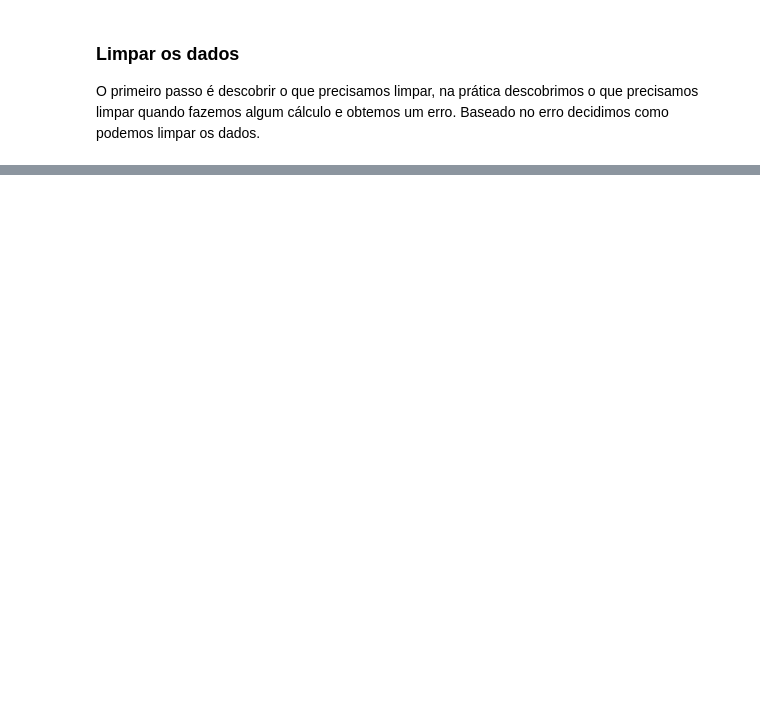
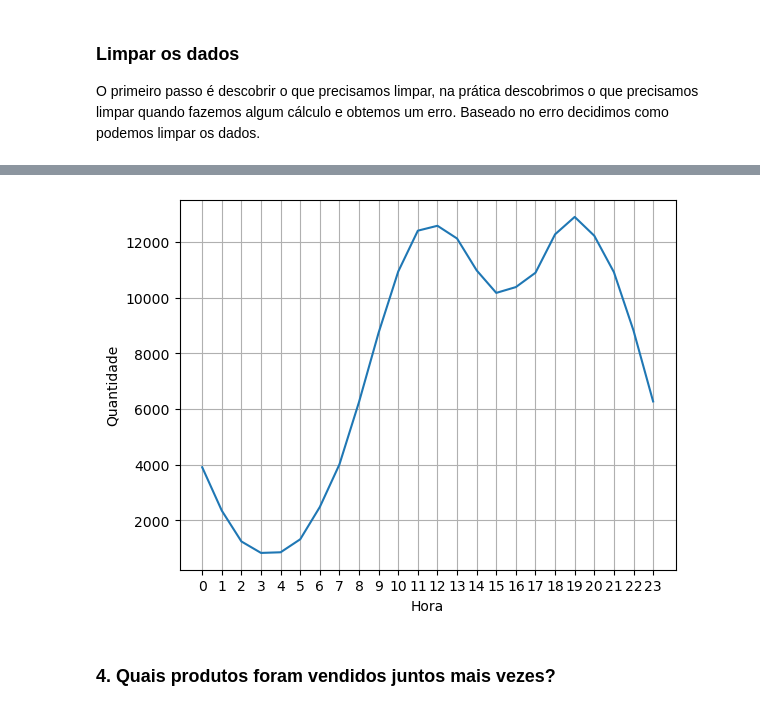
Before and after one commit to FiGuidastri/youtube-tutorials, a Jupyter notebook: Keith Galli/real-world-task-python-pandas/app.ipynb, the cells around one changed output, grey strips where cells are left out. Saved outputs shown, nothing was run; the diff lists cells and outputs as text; code cells hidden in the pictures; blank space fills up the shorter version.

```diff
--- a/Keith Galli/real-world-task-python-pandas/app.ipynb
+++ b/Keith Galli/real-world-task-python-pandas/app.ipynb
@@ -44,0 +186,6 @@ display(df.head())
+# %%
+# adicionando coluna de hora
+df['Hour'] = pd.to_datetime(df['Order Date']).dt.hour
+df['Minute'] = pd.to_datetime(df['Order Date']).dt.minute
+df['Count'] = 1
+df.head()
@@ -44,0 +199,16 @@ display(df.head())
+# %%
+# Obtendo os valores para o eixo x e y
+keys = df.groupby('Hour').size().index  # Horas únicas (eixo x)
+values = df.groupby('Hour')['Count'].count().values  # Contagem de 'Count' por hora (eixo y)
+
+# Construindo o gráfico
+plt.plot(keys, values)
+plt.ylabel('Quantidade')
+plt.xlabel('Hora')
+plt.xticks(keys)
+plt.grid()
+plt.show()
+# %% [output]
+[figure, added]
+# %% [markdown]
+### 4. Quais produtos foram vendidos juntos mais vezes?
```
Also changed, not shown: parts of 20 cells of this notebook.
